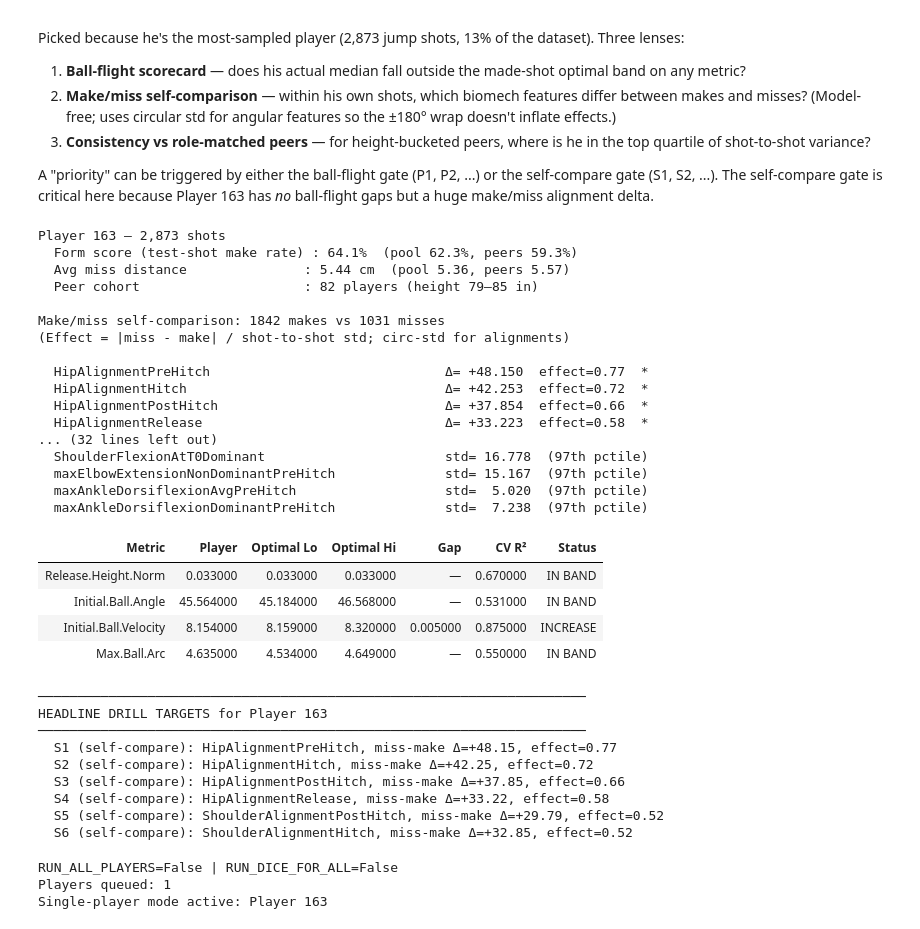
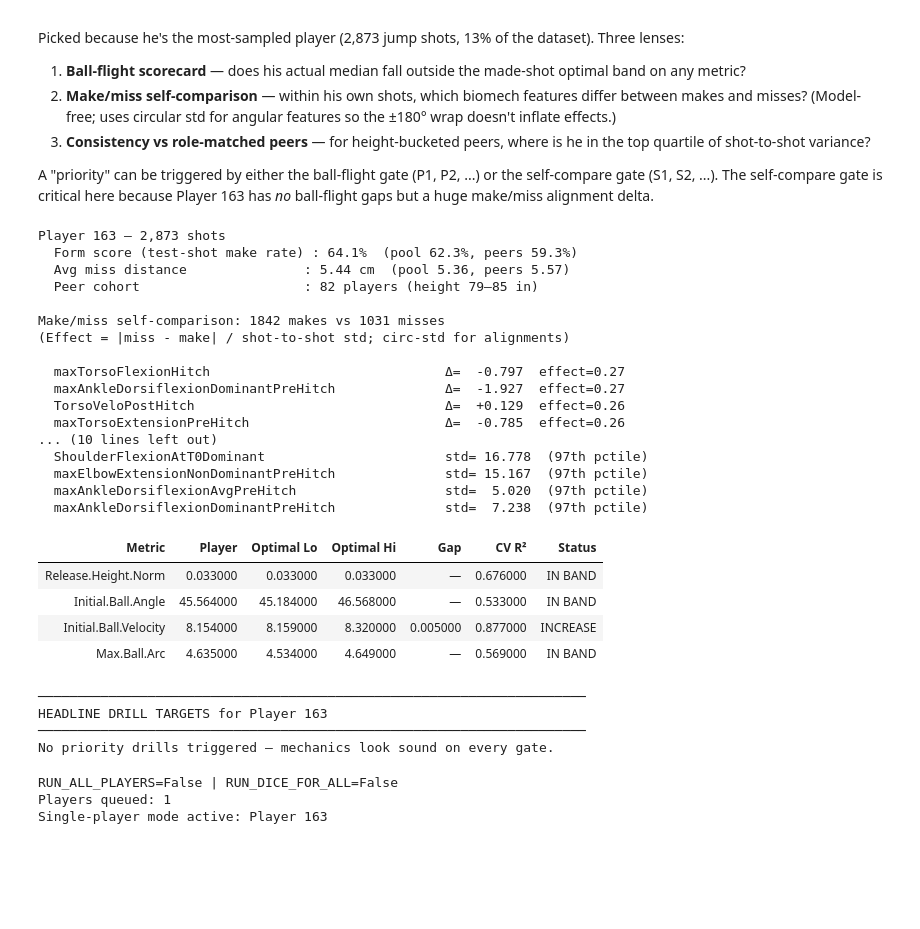
Before and after one commit to shahilpatel/P3_capstone_2026, a Jupyter notebook: SHAP-updated/shap_analysis_clean.ipynb, the cells around one changed output. Saved outputs shown, nothing was run; the diff lists cells and outputs as text; code cells hidden in the pictures; blank space fills up the shorter version.

```diff
--- a/SHAP-updated/shap_analysis_clean.ipynb
+++ b/SHAP-updated/shap_analysis_clean.ipynb
@@ -546,20 +598,38 @@ def smart_std(s, name):
 
 
 # Make / miss self-comparison
+# For circular alignment columns: summary uses circular_mean and delta uses
+# shortest-arc circular_diff. Without this, a player whose makes cluster at
+# +175 and misses at -175 would get a phantom +350 delta when the true arc
+# distance is just 10 deg.
+def _summary(values, name):
+    """Robust summary: median for linear, circular mean for circular angles."""
+    s = pd.Series(values).dropna()
+    if len(s) == 0:
+        return float('nan')
+    return circular_mean(s.values) if is_circular(name) else float(s.median())
+
 makes = p_shots[p_shots.Made == 1]
 misses = p_shots[p_shots.Made == 0]
 self_compare_rows = []
 if len(makes) >= 5 and len(misses) >= 5:
     biomech_cols = [c for c in BIOMECH_FEATURES if c in p_shots.columns]
     for c in biomech_cols:
-        delta = misses[c].median() - makes[c].median()
+        make_s = _summary(makes[c], c)
+        miss_s = _summary(misses[c], c)
+        if pd.isna(make_s) or pd.isna(miss_s):
+            continue
+        if is_circular(c):
+            delta = float(circular_diff(miss_s, make_s))
+        else:
+            delta = miss_s - make_s
         std = smart_std(p_shots[c], c)
         if pd.isna(std) or std == 0:
             continue
         eff = abs(delta) / std
         self_compare_rows.append({'feature': c,
-                                  'make_median': float(makes[c].median()),
-                                  'miss_median': float(misses[c].median()),
+                                  'make_median': float(make_s),
+                                  'miss_median': float(miss_s),
                                   'delta': float(delta),
                                   'effect': float(eff)})
 self_compare = pd.DataFrame(self_compare_rows).sort_values('effect', ascending=False)
@@ -605,11 +675,11 @@ Player 163 — 2,873 shots
 Make/miss self-comparison: 1842 makes vs 1031 misses
 (Effect = |miss - make| / shot-to-shot std; circ-std for alignments)
 
-  HipAlignmentPreHitch                              Δ= +48.150  effect=0.77  *
-  HipAlignmentHitch                                 Δ= +42.253  effect=0.72  *
-  HipAlignmentPostHitch                             Δ= +37.854  effect=0.66  *
-  HipAlignmentRelease                               Δ= +33.223  effect=0.58  *
-... (32 lines left out)
+  maxTorsoFlexionHitch                              Δ=  -0.797  effect=0.27
+  maxAnkleDorsiflexionDominantPreHitch              Δ=  -1.927  effect=0.27
+  TorsoVeloPostHitch                                Δ=  +0.129  effect=0.26
+  maxTorsoExtensionPreHitch                         Δ=  -0.785  effect=0.26
+... (10 lines left out)
   ShoulderFlexionAtT0Dominant                       std= 16.778  (97th pctile)
   maxElbowExtensionNonDominantPreHitch              std= 15.167  (97th pctile)
   maxAnkleDorsiflexionAvgPreHitch                   std=  5.020  (97th pctile)
@@ -625,6 +695,12 @@ weak_targets, scorecard = [], []
 
 for target in BALL_FLIGHT_TARGETS:
     if target not in y_per_target:
+        continue
+    if is_circular(target):
+        # Linear pctile is wrong for circular variables. None of the current
+        # targets are circular; this guard is here so the scorecard fails loudly
+        # if a circular target is added later.
+        print(f'[skip] {target} is circular -- linear quantile band not implemented')
         continue
     X_t = X_per_target[target]
     pid_idx = df.loc[X_t.index, 'PlayerID'] == PLAYER_ID
@@ -649,46 +725,41 @@ for target in BALL_FLIGHT_TARGETS:
     is_priority = gap > max(2*se, rmse) and r2 >= R2_MIN_FOR_DICE
 
     scorecard.append({
         'Metric': target, 'Player': round(actual_med, 3),
         'Optimal Lo': round(lo, 3), 'Optimal Hi': round(hi, 3),
         'Gap': round(gap, 3) if gap > 0 else '—',
         'CV R²': round(r2, 3),
         'Status': direction.upper() + (' *PRIORITY*' if is_priority else ''),
     })
     if is_priority:
         weak_targets.append(dict(target=target, actual_med=actual_med,
                                  target_lo=lo, target_hi=hi, gap=gap,
                                  rmse=rmse, r2=r2,
                                  direction=direction,
                                  X_player=X_t[pid_idx]))
 
 display(pd.DataFrame(scorecard).style.hide(axis='index'))
 
 # Headline drill targets — combines both gates
 print(f"\n{'─'*70}\nHEADLINE DRILL TARGETS for {PLAYER_ID}\n{'─'*70}")
 if not weak_targets and not self_compare_priority:
     print('No priority drills triggered — mechanics look sound on every gate.')
 for i, wt in enumerate(weak_targets, 1):
     print(f"  P{i} (ball-flight): {wt['target']}, {wt['direction']} from "
           f"{wt['actual_med']:.3f} toward [{wt['target_lo']:.3f}, {wt['target_hi']:.3f}]")
 for i, sp in enumerate(self_compare_priority, 1):
     print(f"  S{i} (self-compare): {sp['feature']}, "
           f"miss-make Δ={sp['delta']:+.2f}, effect={sp['effect']:.2f}")
 # %% [output]
 | Metric | Player | Optimal Lo | Optimal Hi | Gap | CV R² | Status |
-| Release.Height.Norm | 0.033000 | 0.033000 | 0.033000 | — | 0.670000 | IN BAND |
-| Initial.Ball.Angle | 45.564000 | 45.184000 | 46.568000 | — | 0.531000 | IN BAND |
-| Initial.Ball.Velocity | 8.154000 | 8.159000 | 8.320000 | 0.005000 | 0.875000 | INCREASE |
-| Max.Ball.Arc | 4.635000 | 4.534000 | 4.649000 | — | 0.550000 | IN BAND |
+| Release.Height.Norm | 0.033000 | 0.033000 | 0.033000 | — | 0.676000 | IN BAND |
+| Initial.Ball.Angle | 45.564000 | 45.184000 | 46.568000 | — | 0.533000 | IN BAND |
+| Initial.Ball.Velocity | 8.154000 | 8.159000 | 8.320000 | 0.005000 | 0.877000 | INCREASE |
+| Max.Ball.Arc | 4.635000 | 4.534000 | 4.649000 | — | 0.569000 | IN BAND |
 ──────────────────────────────────────────────────────────────────────
 HEADLINE DRILL TARGETS for Player 163
 ──────────────────────────────────────────────────────────────────────
-  S1 (self-compare): HipAlignmentPreHitch, miss-make Δ=+48.15, effect=0.77
-  S2 (self-compare): HipAlignmentHitch, miss-make Δ=+42.25, effect=0.72
-  S3 (self-compare): HipAlignmentPostHitch, miss-make Δ=+37.85, effect=0.66
-  S4 (self-compare): HipAlignmentRelease, miss-make Δ=+33.22, effect=0.58
-  S5 (self-compare): ShoulderAlignmentPostHitch, miss-make Δ=+29.79, effect=0.52
-  S6 (self-compare): ShoulderAlignmentHitch, miss-make Δ=+32.85, effect=0.52
+No priority drills triggered — mechanics look sound on every gate.
 # %%
 # Optional loop control for Sections 8/9/11 (mid-file)
 # Default keeps existing single-player behavior.
```
Also changed, not shown: parts of 12 cells of this notebook, 10 other files.
